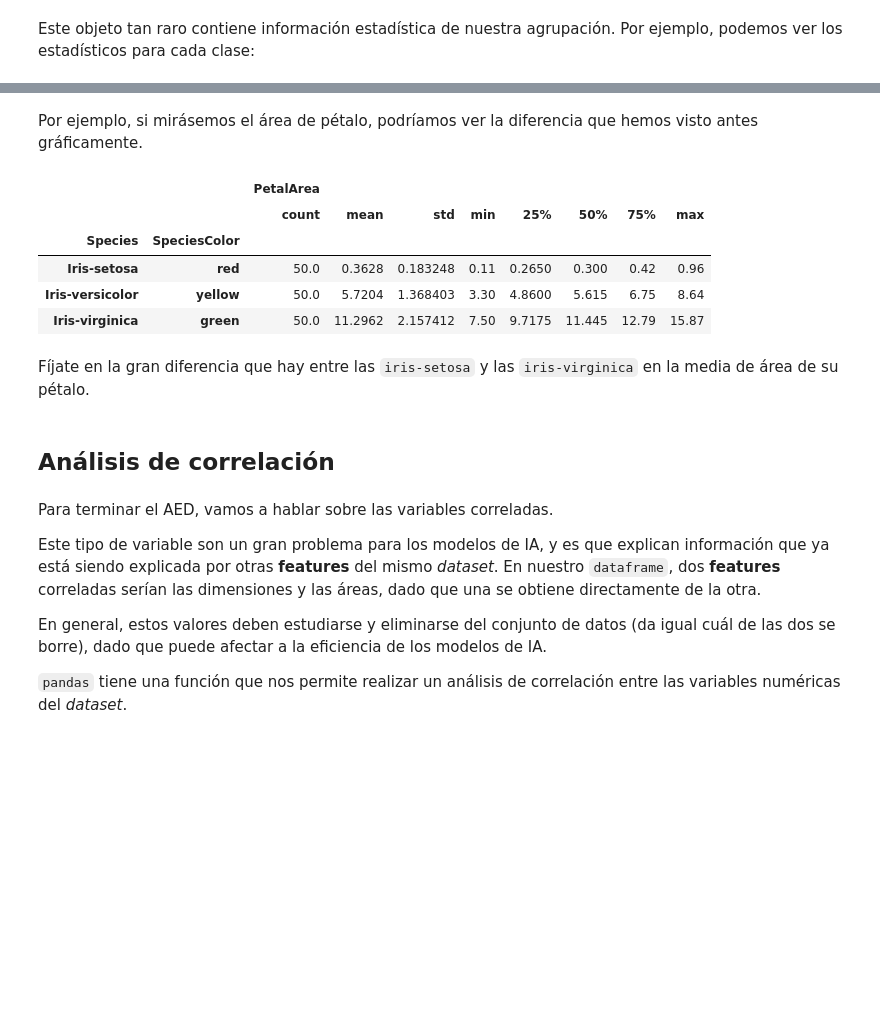
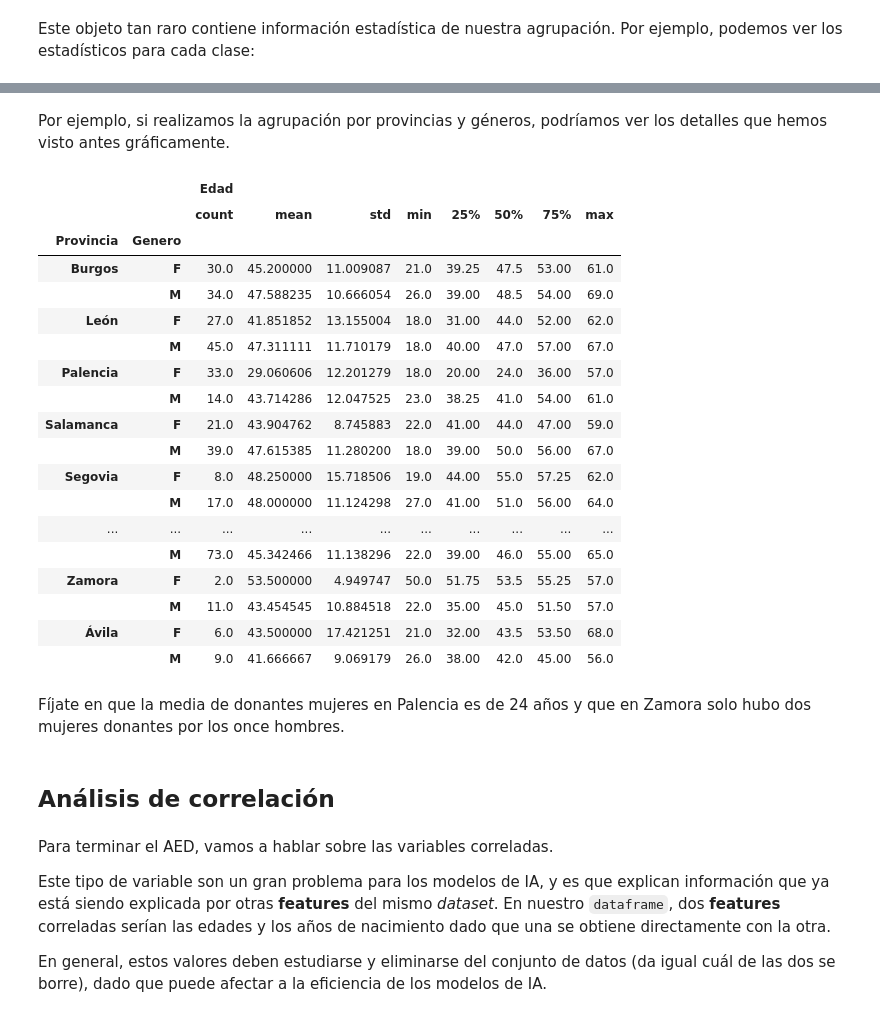
Before and after one commit to jayanezj/IABD-PIA, a Jupyter notebook: unidad-1/100_entregable.ipynb, the cells around one changed output, grey strips where cells are left out. Drawn from its saved outputs; the diff is of its cells as text; code cells hidden in the pictures; blank space fills up the shorter version.

````diff
--- a/unidad-1/100_entregable.ipynb
+++ b/unidad-1/100_entregable.ipynb
@@ -268,0 +93,5 @@ df
+# %%
+df['Fecha_donacion'] = pd.to_datetime(df['Fecha_donacion'], format='%Y-%m-%d')
+df['Year'] = df['Fecha_donacion'].dt.year
+df['Born'] = df.Year - df.Edad
+df
@@ -345,4 +165,0 @@ Y, para guardar esta información en una nueva variable, simplemente lo hacemos
-# %%
-df["PetalArea"] = df.PetalLengthCm * df.PetalWidthCm
-df["SepalArea"] = df.SepalLengthCm * df.SepalWidthCm
-df
@@ -383,0 +199,5 @@ _df
+# %%
+_df = df[["Genero", "Provincia", "Edad"]] # Me quedo con las columnas que me intesan
+_df = _df[(df['Fecha_donacion'] == '2023-02-01')] # Filtro por un rango de fecha específico
+
+_df
@@ -400,4 +236,4 @@ Para ello, tenemos que codificar las especies a un color (o número). En este ca
 # %%
-_df["SpeciesColor"] = _df["Species"].apply(lambda s: "red" if s == "Iris-setosa" else "yellow" if s == "Iris-versicolor" else "green")
+_df["GenreColor"] = _df["Genero"].apply(lambda s: "blue" if s == "M" else "green" if s == "F" else "red")
 _df
 # %% [output]
@@ -460,26 +295,37 @@ df.groupby("Species").describe().transpose() # lo transpongo para verlo mejor
 # %% [markdown]
-Por ejemplo, si mirásemos el área de pétalo, podríamos ver la diferencia que hemos visto antes gráficamente.
+Por ejemplo, si realizamos la agrupación por provincias y géneros, podríamos ver los detalles que hemos visto antes gráficamente.
 # %%
-_df.groupby(["Species", "SpeciesColor"])[["PetalArea"]].describe()
+_df.groupby(["Provincia", "Genero"])[["Edad"]].describe()
 # %% [output]
-|  |  | PetalArea |  |  |  |  |  |  |  |
+|  |  | Edad |  |  |  |  |  |  |  |
 |  |  | count | mean | std | min | 25% | 50% | 75% | max |
-| Species | SpeciesColor |  |  |  |  |  |  |  |  |
-| Iris-setosa | red | 50.0 | 0.3628 | 0.183248 | 0.11 | 0.2650 | 0.300 | 0.42 | 0.96 |
-| Iris-versicolor | yellow | 50.0 | 5.7204 | 1.368403 | 3.30 | 4.8600 | 5.615 | 6.75 | 8.64 |
-| Iris-virginica | green | 50.0 | 11.2962 | 2.157412 | 7.50 | 9.7175 | 11.445 | 12.79 | 15.87 |
+| Provincia | Genero |  |  |  |  |  |  |  |  |
+| Burgos | F | 30.0 | 45.200000 | 11.009087 | 21.0 | 39.25 | 47.5 | 53.00 | 61.0 |
+|  | M | 34.0 | 47.588235 | 10.666054 | 26.0 | 39.00 | 48.5 | 54.00 | 69.0 |
+| León | F | 27.0 | 41.851852 | 13.155004 | 18.0 | 31.00 | 44.0 | 52.00 | 62.0 |
+|  | M | 45.0 | 47.311111 | 11.710179 | 18.0 | 40.00 | 47.0 | 57.00 | 67.0 |
+| Palencia | F | 33.0 | 29.060606 | 12.201279 | 18.0 | 20.00 | 24.0 | 36.00 | 57.0 |
+|  | M | 14.0 | 43.714286 | 12.047525 | 23.0 | 38.25 | 41.0 | 54.00 | 61.0 |
+| Salamanca | F | 21.0 | 43.904762 | 8.745883 | 22.0 | 41.00 | 44.0 | 47.00 | 59.0 |
+|  | M | 39.0 | 47.615385 | 11.280200 | 18.0 | 39.00 | 50.0 | 56.00 | 67.0 |
+| Segovia | F | 8.0 | 48.250000 | 15.718506 | 19.0 | 44.00 | 55.0 | 57.25 | 62.0 |
+|  | M | 17.0 | 48.000000 | 11.124298 | 27.0 | 41.00 | 51.0 | 56.00 | 64.0 |
+| ... | ... | ... | ... | ... | ... | ... | ... | ... | ... |
+|  | M | 73.0 | 45.342466 | 11.138296 | 22.0 | 39.00 | 46.0 | 55.00 | 65.0 |
+| Zamora | F | 2.0 | 53.500000 | 4.949747 | 50.0 | 51.75 | 53.5 | 55.25 | 57.0 |
+|  | M | 11.0 | 43.454545 | 10.884518 | 22.0 | 35.00 | 45.0 | 51.50 | 57.0 |
+| Ávila | F | 6.0 | 43.500000 | 17.421251 | 21.0 | 32.00 | 43.5 | 53.50 | 68.0 |
+|  | M | 9.0 | 41.666667 | 9.069179 | 26.0 | 38.00 | 42.0 | 45.00 | 56.0 |
-# %% [markdown]
-Fíjate en la gran diferencia que hay entre las ```iris-setosa``` y las ```iris-virginica``` en la media de área de su pétalo.
+# %% [markdown]
+Fíjate en que la media de donantes mujeres en Palencia es de 24 años y que en Zamora solo hubo dos mujeres donantes por los once hombres.
 # %% [markdown]
 ## Análisis de correlación
 # %% [markdown]
 Para terminar el AED, vamos a hablar sobre las variables correladas.
 
-Este tipo de variable son un gran problema para los modelos de IA, y es que explican información que ya está siendo explicada por otras **features** del mismo _dataset_. En nuestro ```dataframe```, dos **features** correladas serían las dimensiones y las áreas, dado que una se obtiene directamente de la otra.
+Este tipo de variable son un gran problema para los modelos de IA, y es que explican información que ya está siendo explicada por otras **features** del mismo _dataset_. En nuestro ```dataframe```, dos **features** correladas serían las edades y los años de nacimiento dado que una se obtiene directamente con la otra.
 
 En general, estos valores deben estudiarse y eliminarse del conjunto de datos (da igual cuál de las dos se borre), dado que puede afectar a la eficiencia de los modelos de IA.
-
-```pandas``` tiene una función que nos permite realizar un análisis de correlación entre las variables numéricas del _dataset_.
 # %%
 df.corr(numeric_only=True)
 # %% [output]
````
Also changed, not shown: parts of 98 cells of this notebook.
